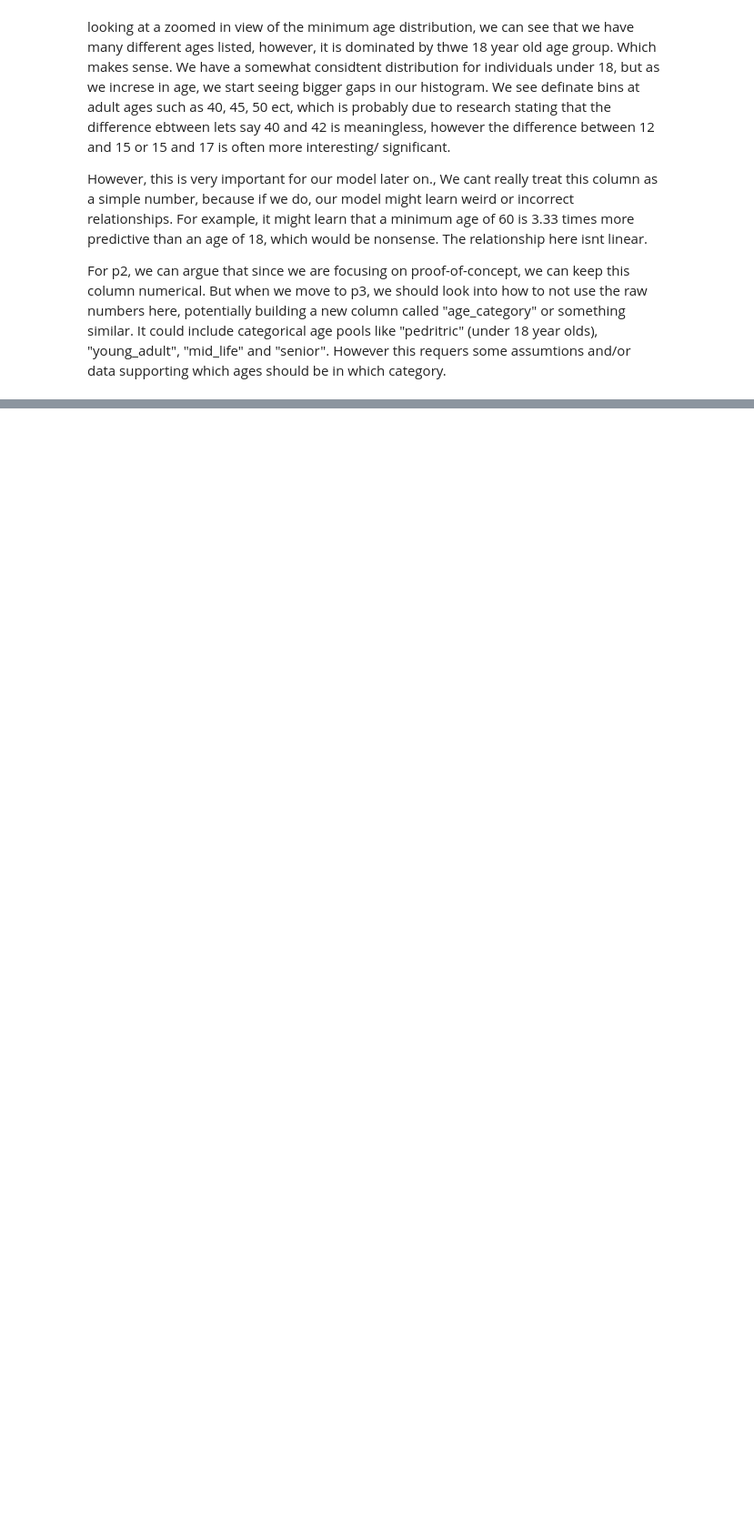
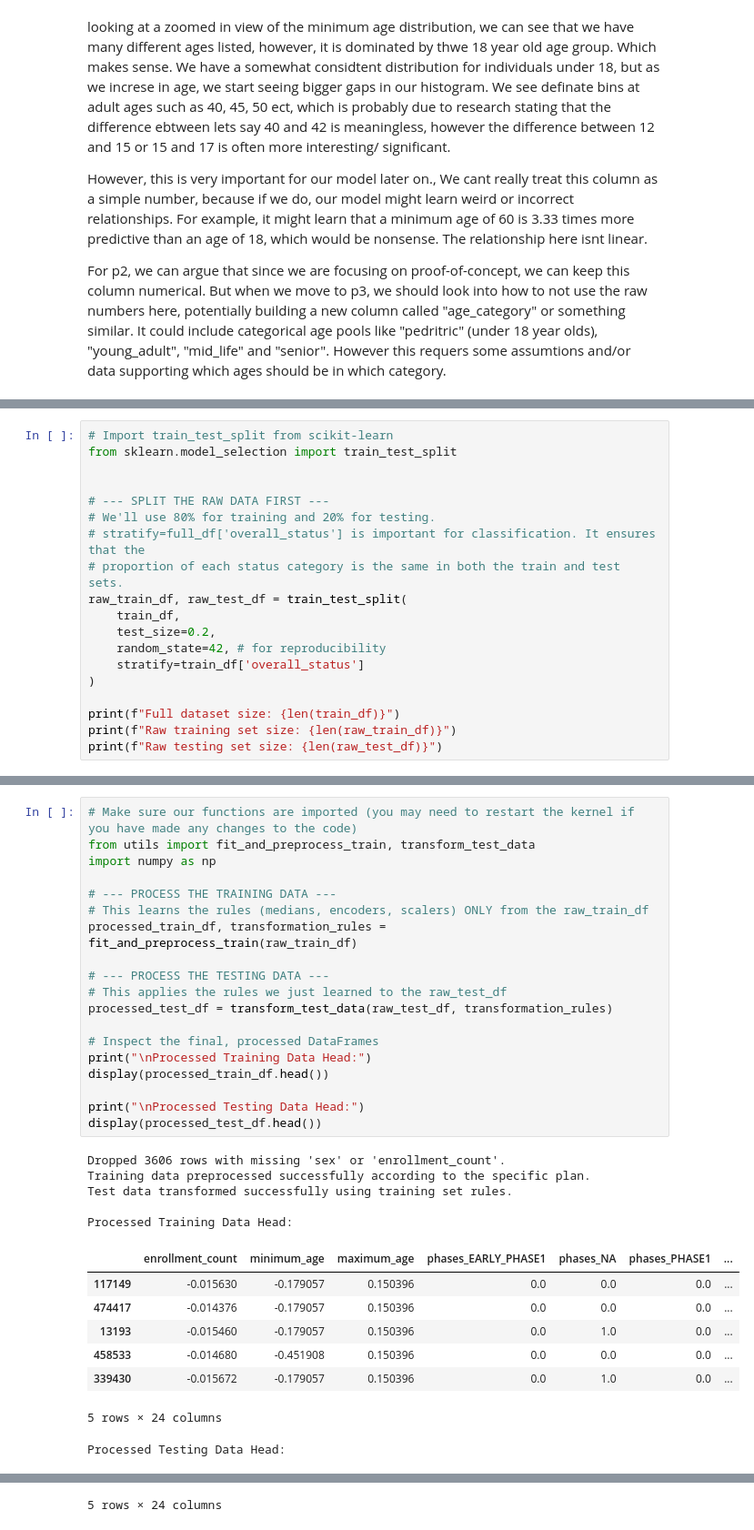
Before and after one commit to au-nlp/project-milestone-p2-group8, a Jupyter notebook: main.ipynb, the cells around one changed output, grey strips where cells are left out. Shown at 91% size. Saved outputs shown, nothing was run; the diff lists cells and outputs as text; blank space fills up the shorter version.

```diff
--- a/main.ipynb
+++ b/main.ipynb
@@ -478,0 +448,19 @@ Learned Transformation Rules:
+# %%
+# Import train_test_split from scikit-learn
+from sklearn.model_selection import train_test_split
+
+
+# --- SPLIT THE RAW DATA FIRST ---
+# We'll use 80% for training and 20% for testing.
+# stratify=full_df['overall_status'] is important for classification. It ensures that the
+# proportion of each status category is the same in both the train and test sets.
+raw_train_df, raw_test_df = train_test_split(
+    train_df,
+    test_size=0.2,
+    random_state=42, # for reproducibility
+    stratify=train_df['overall_status']
+)
+
+print(f"Full dataset size: {len(train_df)}")
+print(f"Raw training set size: {len(raw_train_df)}")
+print(f"Raw testing set size: {len(raw_test_df)}")
@@ -478,0 +471,33 @@ Learned Transformation Rules:
+# %%
+# Make sure our functions are imported (you may need to restart the kernel if you have made any changes to the code)
+from utils import fit_and_preprocess_train, transform_test_data
+import numpy as np
+
+# --- PROCESS THE TRAINING DATA ---
+# This learns the rules (medians, encoders, scalers) ONLY from the raw_train_df
+processed_train_df, transformation_rules = fit_and_preprocess_train(raw_train_df)
+
+# --- PROCESS THE TESTING DATA ---
+# This applies the rules we just learned to the raw_test_df
+processed_test_df = transform_test_data(raw_test_df, transformation_rules)
+
+# Inspect the final, processed DataFrames
+print("\nProcessed Training Data Head:")
+display(processed_train_df.head())
+
+print("\nProcessed Testing Data Head:")
+display(processed_test_df.head())
+# %% [output]
+Dropped 3606 rows with missing 'sex' or 'enrollment_count'.
+Training data preprocessed successfully according to the specific plan.
+Test data transformed successfully using training set rules.
+
+Processed Training Data Head:
+|  | enrollment_count | minimum_age | maximum_age | phases_EARLY_PHASE1 | phases_NA | phases_PHASE1 | ... |
+| 117149 | -0.015630 | -0.179057 | 0.150396 | 0.0 | 0.0 | 0.0 | ... |
+| 474417 | -0.014376 | -0.179057 | 0.150396 | 0.0 | 0.0 | 0.0 | ... |
+| 13193 | -0.015460 | -0.179057 | 0.150396 | 0.0 | 1.0 | 0.0 | ... |
+| 458533 | -0.014680 | -0.451908 | 0.150396 | 0.0 | 0.0 | 0.0 | ... |
+| 339430 | -0.015672 | -0.179057 | 0.150396 | 0.0 | 1.0 | 0.0 | ... |
+5 rows × 24 columns
+Processed Testing Data Head:
@@ -478,0 +510 @@ Learned Transformation Rules:
+5 rows × 24 columns
```
Also changed, not shown: parts of 16 cells of this notebook, 1 other file.
